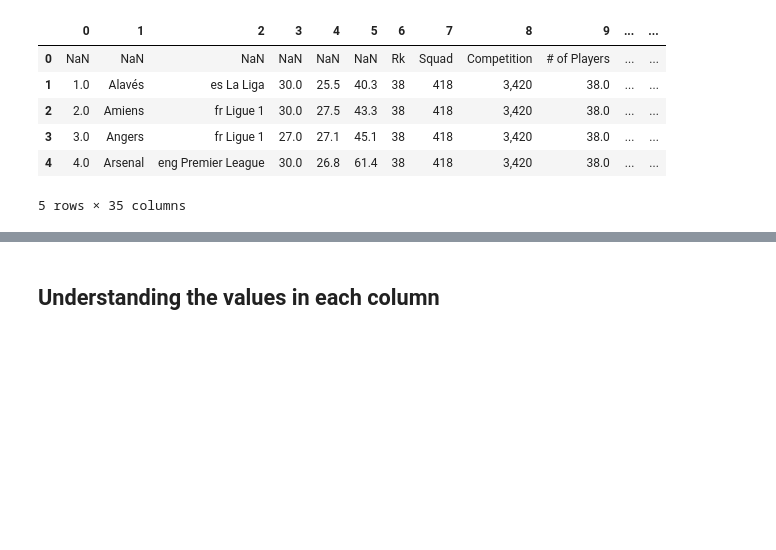
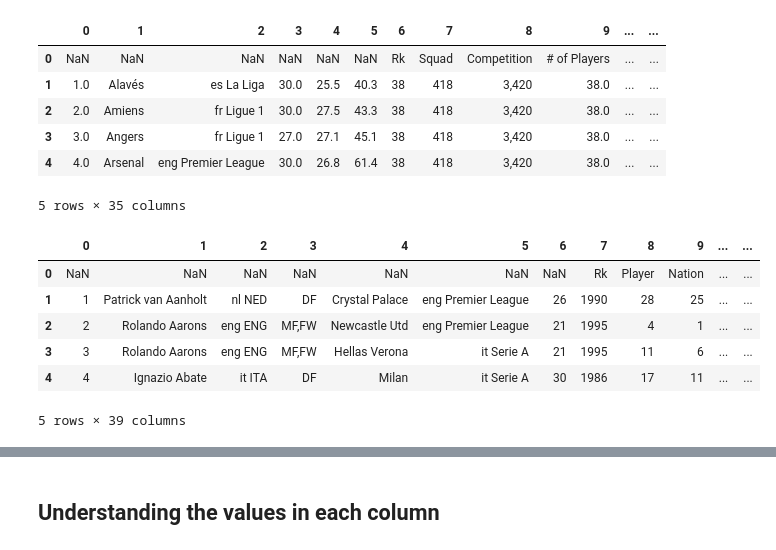
Before and after one commit to M4G1C14N5/scouting-report, a Jupyter notebook: data_cleaning.ipynb, the cells around one changed output, grey strips where cells are left out. Drawn from its saved outputs; the diff is of its cells as text; code cells hidden in the pictures; blank space fills up the shorter version.

```diff
--- a/data_cleaning.ipynb
+++ b/data_cleaning.ipynb
@@ -42,6 +42,16 @@ seasons_stats_df.head()
 | 3 | 3.0 | Angers | fr Ligue 1 | 27.0 | 27.1 | 45.1 | 38 | 418 | 3,420 | 38.0 | ... | ... |
 | 4 | 4.0 | Arsenal | eng Premier League | 30.0 | 26.8 | 61.4 | 38 | 418 | 3,420 | 38.0 | ... | ... |
 5 rows × 35 columns
+# %%
+standard_df.head()
+# %% [output]
+|  | 0 | 1 | 2 | 3 | 4 | 5 | 6 | 7 | 8 | 9 | ... | ... |
+| 0 | NaN | NaN | NaN | NaN | NaN | NaN | NaN | Rk | Player | Nation | ... | ... |
+| 1 | 1 | Patrick van Aanholt | nl NED | DF | Crystal Palace | eng Premier League | 26 | 1990 | 28 | 25 | ... | ... |
+| 2 | 2 | Rolando Aarons | eng ENG | MF,FW | Newcastle Utd | eng Premier League | 21 | 1995 | 4 | 1 | ... | ... |
+| 3 | 3 | Rolando Aarons | eng ENG | MF,FW | Hellas Verona | it Serie A | 21 | 1995 | 11 | 6 | ... | ... |
+| 4 | 4 | Ignazio Abate | it ITA | DF | Milan | it Serie A | 30 | 1986 | 17 | 11 | ... | ... |
+5 rows × 39 columns
 # %%
 seasons_wages_df.head()
 # %% [output]
```
Also changed, not shown: parts of 24 cells of this notebook, 1 other file.
